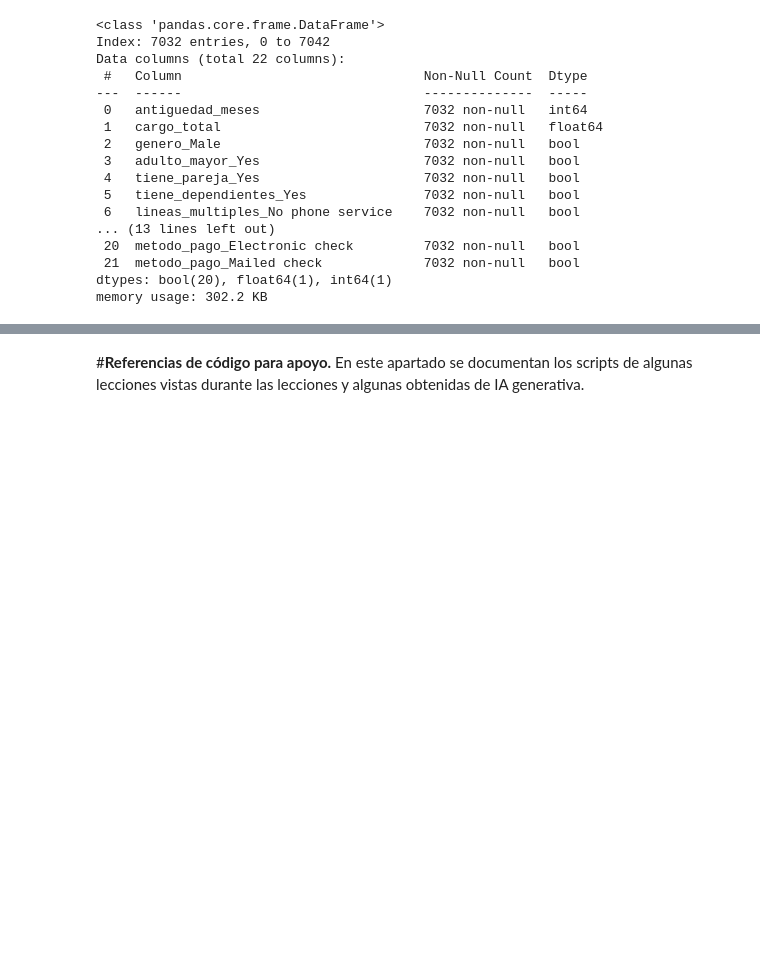
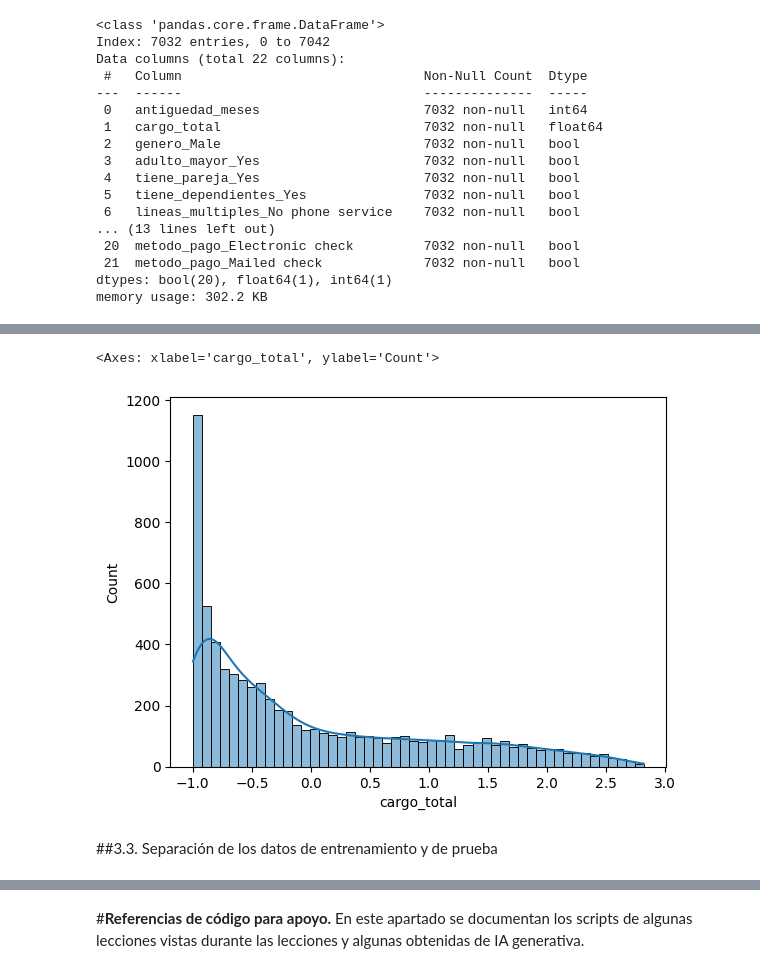
Before and after one commit to GuzVenegas/TelecomX_parte2, a Jupyter notebook: TelecomX_SegundaParte.ipynb, the cells around one changed output, grey strips where cells are left out. Cells and saved outputs as stored; diff of their text form; code cells hidden in the pictures; blank space fills up the shorter version.

```diff
--- a/TelecomX_SegundaParte.ipynb
+++ b/TelecomX_SegundaParte.ipynb
@@ -647,0 +781,7 @@ from sklearn.metrics import accuracy_score, classification_report, confusion_mat
+# %%
+sns.histplot(X['cargo_total'], bins=50, kde=True)
+# %% [output]
+<Axes: xlabel='cargo_total', ylabel='Count'>
+[figure, added]
+# %% [markdown]
+##3.3. Separación de los datos de entrenamiento y de prueba
```
Also changed, not shown: parts of 34 cells of this notebook.
